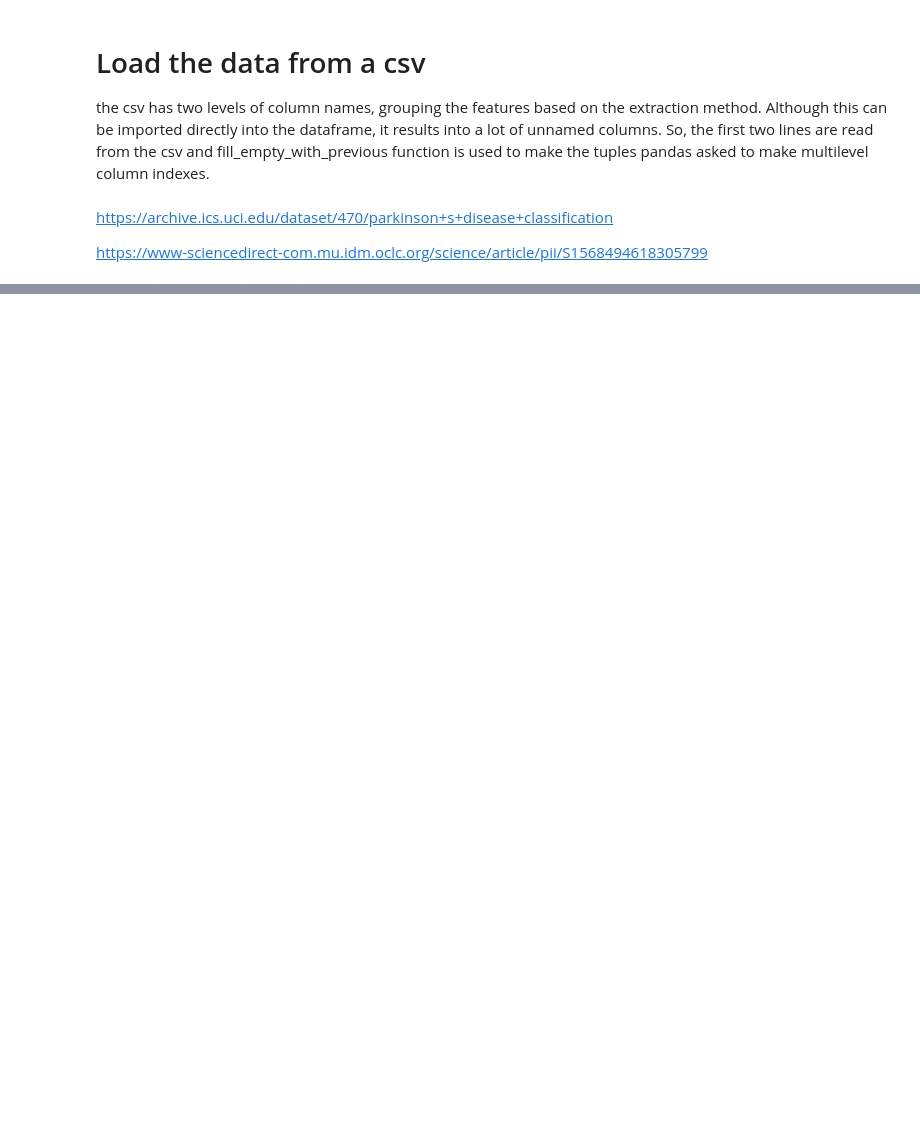
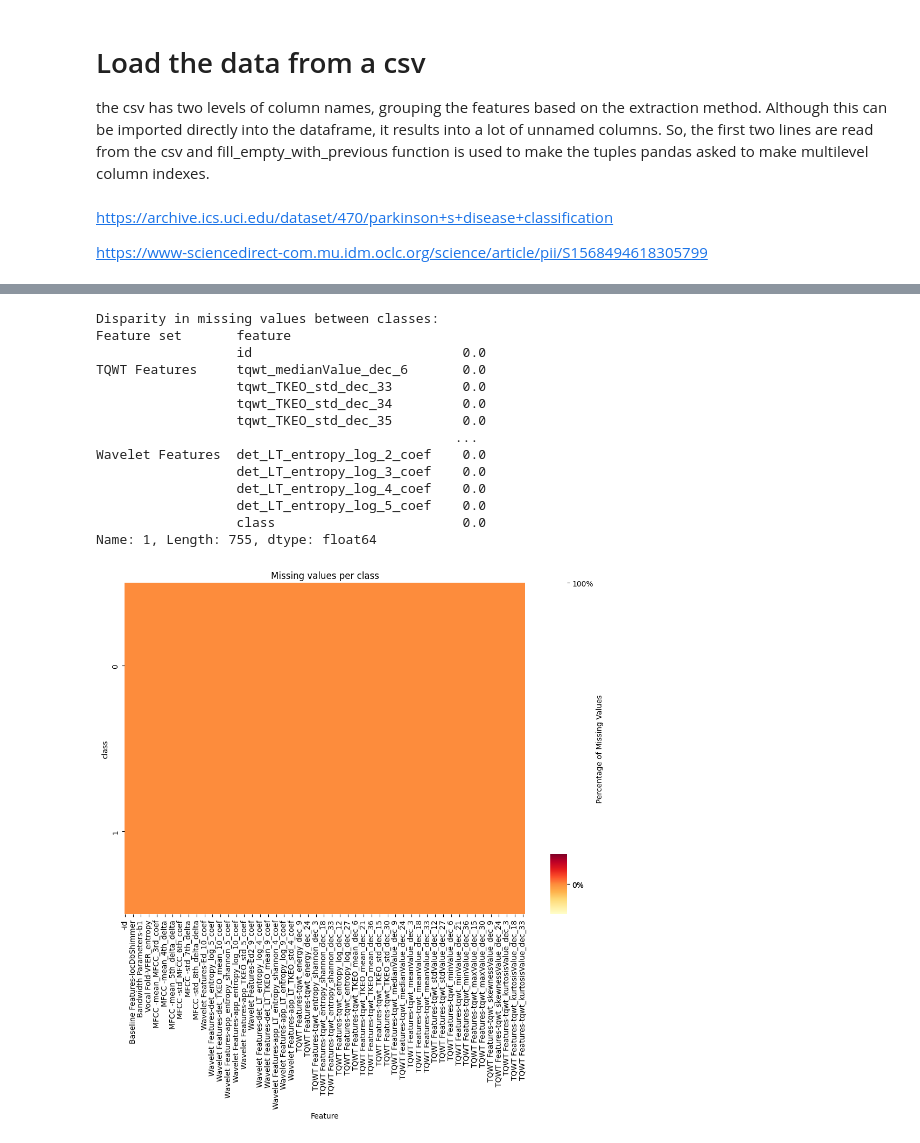
Before and after one commit to Selethe/MSB1015-Scientific-Programming-Project, a Jupyter notebook: test.ipynb, the cells around one changed output, grey strips where cells are left out. Cells and saved outputs as stored; diff of their text form; code cells hidden in the pictures; blank space fills up the shorter version.

```diff
--- a/test.ipynb
+++ b/test.ipynb
@@ -102,0 +195,66 @@ check all data errors in code and shwow them
+# %%
+def plot_missing_values_by_class(df, class_column):
+    # Calculate percentage of missing values for each feature and class
+    missing_percentages = df.groupby(class_column).apply(lambda x: x.isnull().mean())
+
+    # Create the heatmap
+    plt.figure(figsize=(12, 8))
+    heatmap = sns.heatmap(missing_percentages,
+                           cmap='YlOrRd',
+                           cbar_kws={'label': 'Percentage of Missing Values',
+                                      'ticks': [0, 100, 4],  # Set ticks
+                                      'format': '%.2f'})  # Format for color bar ticks
+    plt.title('Missing Values by Class')
+
+    # Add min and max values to the color bar
+    colorbar = heatmap.collections[0].colorbar
+    colorbar.set_ticks([0, missing_percentages.values.max(), 1])
+    colorbar.set_ticklabels(['0%', f'{missing_percentages.values.max()*100:.0f}%', '100%'])
+    heatmap.set(title=f"Missing values per {class_column[1]}", xlabel="Feature", ylabel=f"{class_column[1]}")
+    plt.show()
+
+def analyze_missing_values_by_class(df, class_column):
+    # Calculate percentage of missing values for each feature and class
+    missing_by_class = df.groupby(class_column).apply(lambda x: x.isnull().mean())
+
+    # Calculate the difference in missing value percentages between classes
+    class_disparity = missing_by_class.diff().iloc[-1].abs().sort_values(ascending=False)
+
+    print("Disparity in missing values between classes:")
+    print(class_disparity)
+
+    # Perform chi-square test for independence
+    from scipy.stats import chi2_contingency
+
+    for column in df.columns:
+        if column != class_column:
+            contingency_table = pd.crosstab(df[class_column], df[column].isnull())
+            chi2, p_value, _, _ = chi2_contingency(contingency_table)
+            if p_value < 0.05:
+                print(f"\nSignificant relationship found for {column}")
+                print(f"Chi-square statistic: {chi2:.2f}")
+                print(f"p-value: {p_value:.4f}")
+
+# Run the analysis
+analyze_missing_values_by_class(speech, ('','class'))
+
+# Assuming 'target' is your class column
+plot_missing_values_by_class(speech,('','class'))
+plot_missing_values_by_class(speech,('','gender'))
+plot_missing_values_by_class(speech,('','id'))
+# %% [output]
+Disparity in missing values between classes:
+Feature set       feature
+                  id                           0.0
+TQWT Features     tqwt_medianValue_dec_6       0.0
+                  tqwt_TKEO_std_dec_33         0.0
+                  tqwt_TKEO_std_dec_34         0.0
+                  tqwt_TKEO_std_dec_35         0.0
+                                              ...
+Wavelet Features  det_LT_entropy_log_2_coef    0.0
+                  det_LT_entropy_log_3_coef    0.0
+                  det_LT_entropy_log_4_coef    0.0
+                  det_LT_entropy_log_5_coef    0.0
+                  class                        0.0
+Name: 1, Length: 755, dtype: float64
+[figure, added]
```
Also changed, not shown: parts of 13 cells of this notebook.
